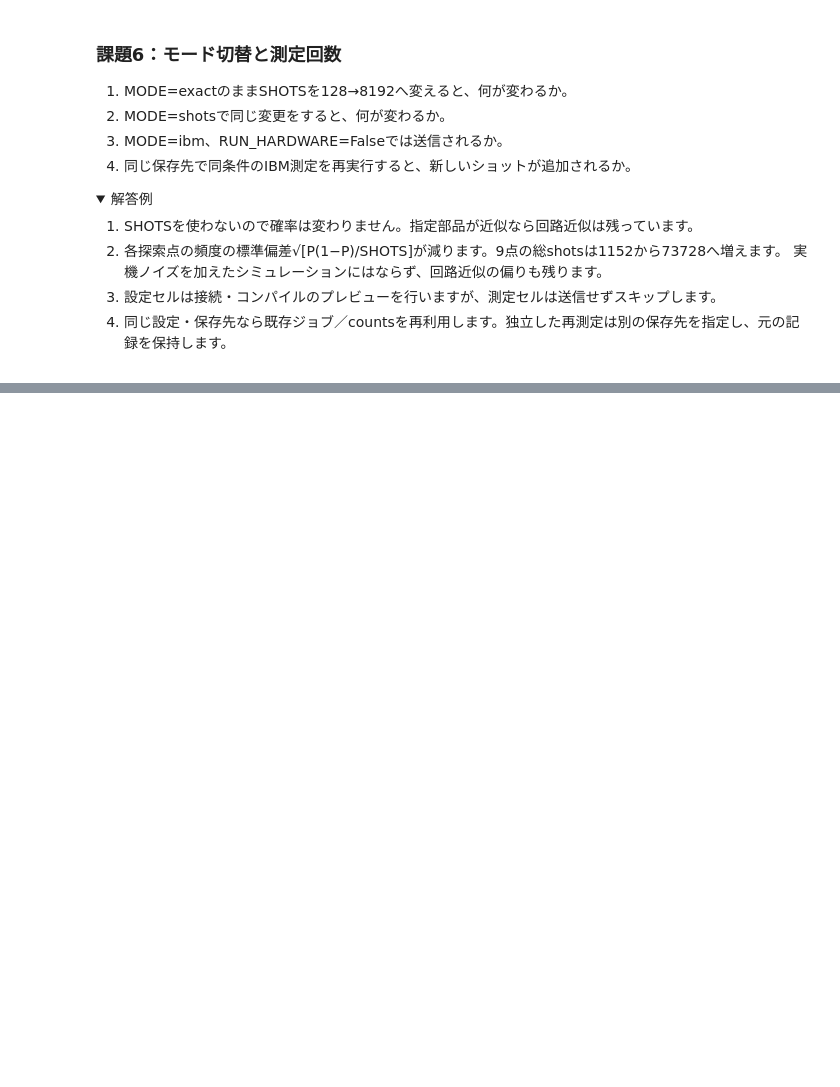
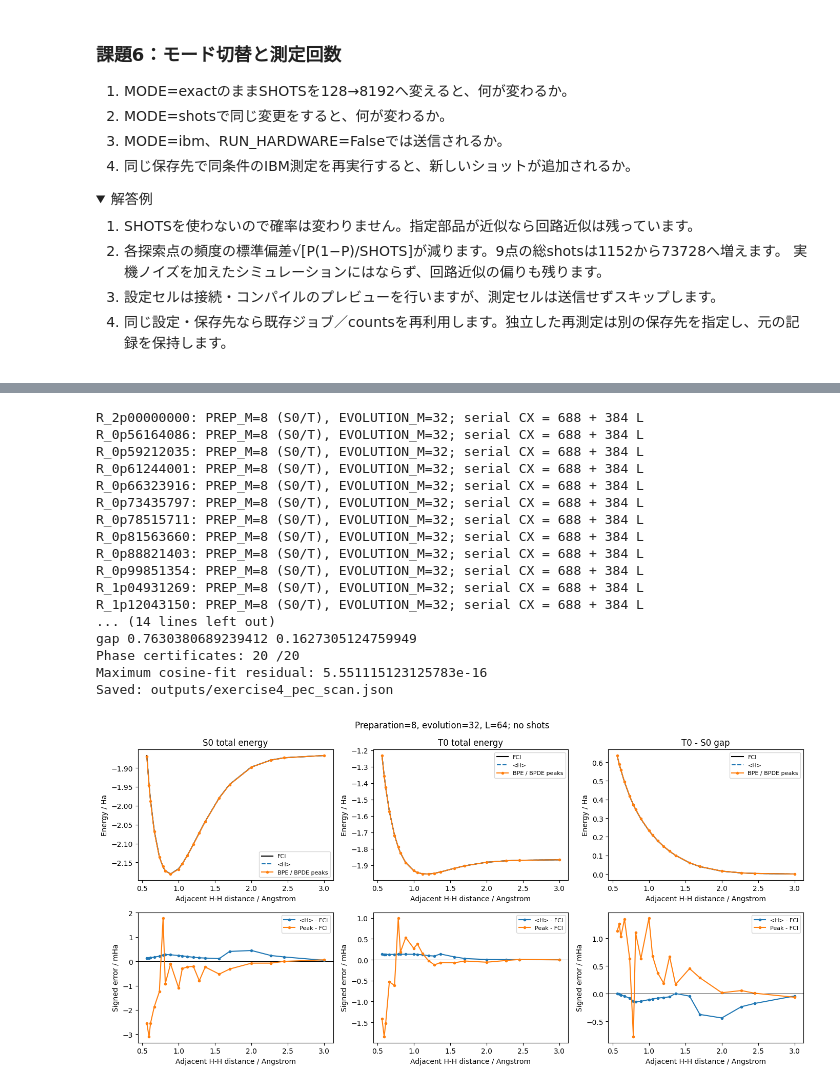
Before and after one commit to QS-laboratory/IBM_handson, a Jupyter notebook: hands_on/exercises/04_h4_circuit_assessment.ipynb, the cells around one changed output, grey strips where cells are left out. Cells and saved outputs as stored; diff of their text form; code cells hidden in the pictures; folded sections open; blank space fills up the shorter version.

```diff
--- a/hands_on/exercises/04_h4_circuit_assessment.ipynb
+++ b/hands_on/exercises/04_h4_circuit_assessment.ipynb
@@ -1326,0 +1077,51 @@ Source: exact_probabilities
+# %%
+RUN_PEC_SCAN = True  # Falseにすると全20構造の走査をスキップ
+PEC_PREP_M = 8       # 'exact', 4, 6, 8（χ=6の保存回路）
+PEC_EVOLUTION_M = 32 # 'exact', 8, 16, 32
+PEC_L = 64          # 1..1024。総時間t=PEC_L*DT
+PEC_RESULTS=[]
+if RUN_PEC_SCAN:
+    PEC_RESULTS=run_pec_scan(PEC_PREP_M,PEC_EVOLUTION_M,PEC_L)
+    radii=[r['R'] for r in PEC_RESULTS]
+    fig,axes=plt.subplots(2,3,figsize=(14,7))
+    for j,(key,title) in enumerate([('S0','S0 total energy'),('T','T0 total energy'),('gap','T0 - S0 gap')]):
+        peak=key+'_peak'+('_total' if key!='gap' else '')
+        fci=key+'_FCI'+('_total' if key!='gap' else '')
+        mean=key+'_expect'+('_total' if key!='gap' else '')
+        for field,label,style in [(fci,'FCI','k-'),(mean,'<H>','--'),(peak,'BPE / BPDE peaks','o-')]:
+            axes[0,j].plot(radii,[r[field] for r in PEC_RESULTS],style,label=label,ms=3)
+        axes[1,j].axhline(0,color='black',lw=.7)
+        for field,label in [(mean,'<H> - FCI'),(peak,'Peak - FCI')]:
+            axes[1,j].plot(radii,[1000*(r[field]-r[fci]) for r in PEC_RESULTS],'o-',ms=3,label=label)
+        axes[0,j].set(title=title,ylabel='Energy / Ha')
+        axes[1,j].set(ylabel='Signed error / mHa')
+        for ax in axes[:,j]:ax.set_xlabel('Adjacent H-H distance / Angstrom');ax.legend(fontsize=8)
+    fig.suptitle(f'Preparation={PEC_PREP_M}, evolution={PEC_EVOLUTION_M}, L={PEC_L}; no shots')
+    plt.tight_layout();plt.show();plt.close(fig)
+    print('Quantity    peak RMSE / mHa    <H> RMSE / mHa')
+    for key in ['S0','T','gap']:
+        suffix='_total' if key!='gap' else ''
+        error=lambda kind:np.array([r[key+'_'+kind+suffix]-r[key+'_FCI'+suffix] for r in PEC_RESULTS])
+        print(key,1000*np.sqrt(np.mean(error('peak')**2)),1000*np.sqrt(np.mean(error('expect')**2)))
+    print('Phase certificates:',sum(r['phase_certificate']['certified'] for r in PEC_RESULTS),'/20')
+    print('Maximum cosine-fit residual:',max(r['max_fit_residual'] for r in PEC_RESULTS))
+    print('Saved: outputs/exercise4_pec_scan.json')
+# %% [output]
+R_2p00000000: PREP_M=8 (S0/T), EVOLUTION_M=32; serial CX = 688 + 384 L
+R_0p56164086: PREP_M=8 (S0/T), EVOLUTION_M=32; serial CX = 688 + 384 L
+R_0p59212035: PREP_M=8 (S0/T), EVOLUTION_M=32; serial CX = 688 + 384 L
+R_0p61244001: PREP_M=8 (S0/T), EVOLUTION_M=32; serial CX = 688 + 384 L
+R_0p66323916: PREP_M=8 (S0/T), EVOLUTION_M=32; serial CX = 688 + 384 L
+R_0p73435797: PREP_M=8 (S0/T), EVOLUTION_M=32; serial CX = 688 + 384 L
+R_0p78515711: PREP_M=8 (S0/T), EVOLUTION_M=32; serial CX = 688 + 384 L
+R_0p81563660: PREP_M=8 (S0/T), EVOLUTION_M=32; serial CX = 688 + 384 L
+R_0p88821403: PREP_M=8 (S0/T), EVOLUTION_M=32; serial CX = 688 + 384 L
+R_0p99851354: PREP_M=8 (S0/T), EVOLUTION_M=32; serial CX = 688 + 384 L
+R_1p04931269: PREP_M=8 (S0/T), EVOLUTION_M=32; serial CX = 688 + 384 L
+R_1p12043150: PREP_M=8 (S0/T), EVOLUTION_M=32; serial CX = 688 + 384 L
+... (14 lines left out)
+gap 0.7630380689239412 0.1627305124759949
+Phase certificates: 20 /20
+Maximum cosine-fit residual: 5.551115123125783e-16
+Saved: outputs/exercise4_pec_scan.json
+[figure, added]
```
Also changed, not shown: parts of 9 cells of this notebook, 18 other files.
